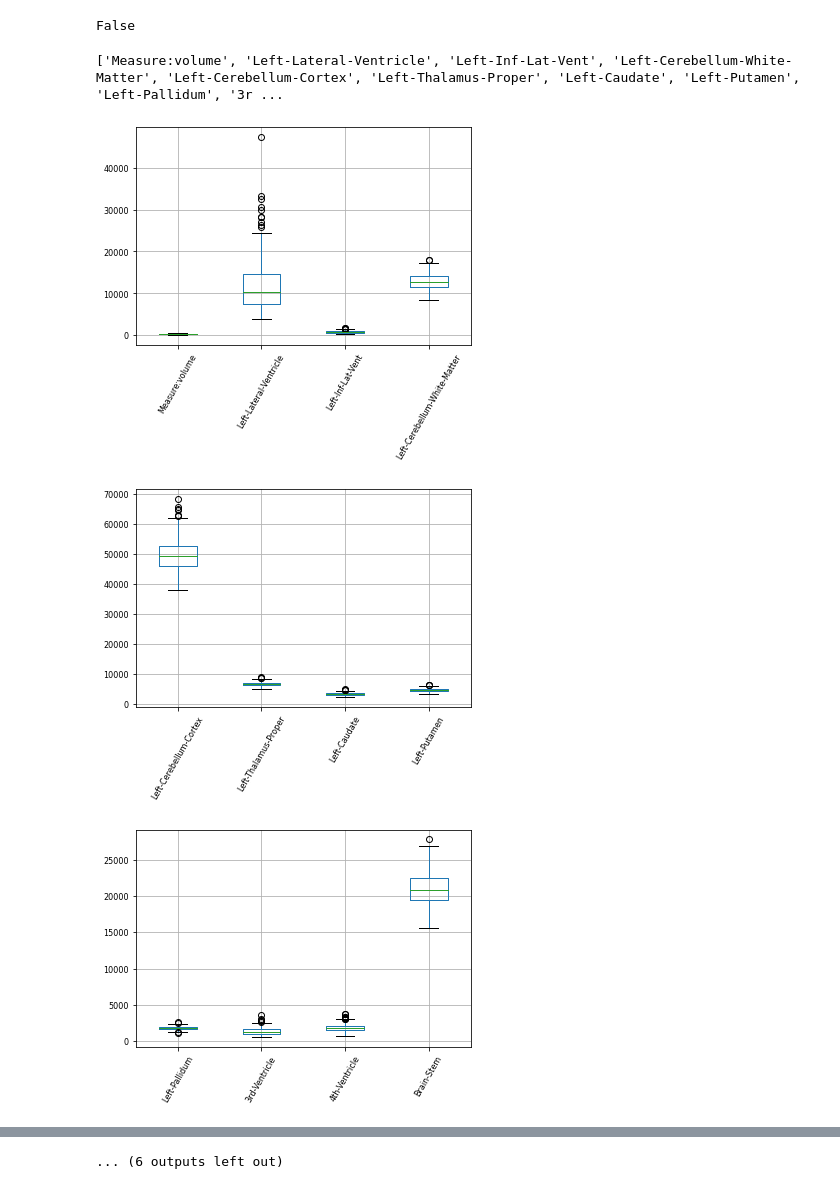
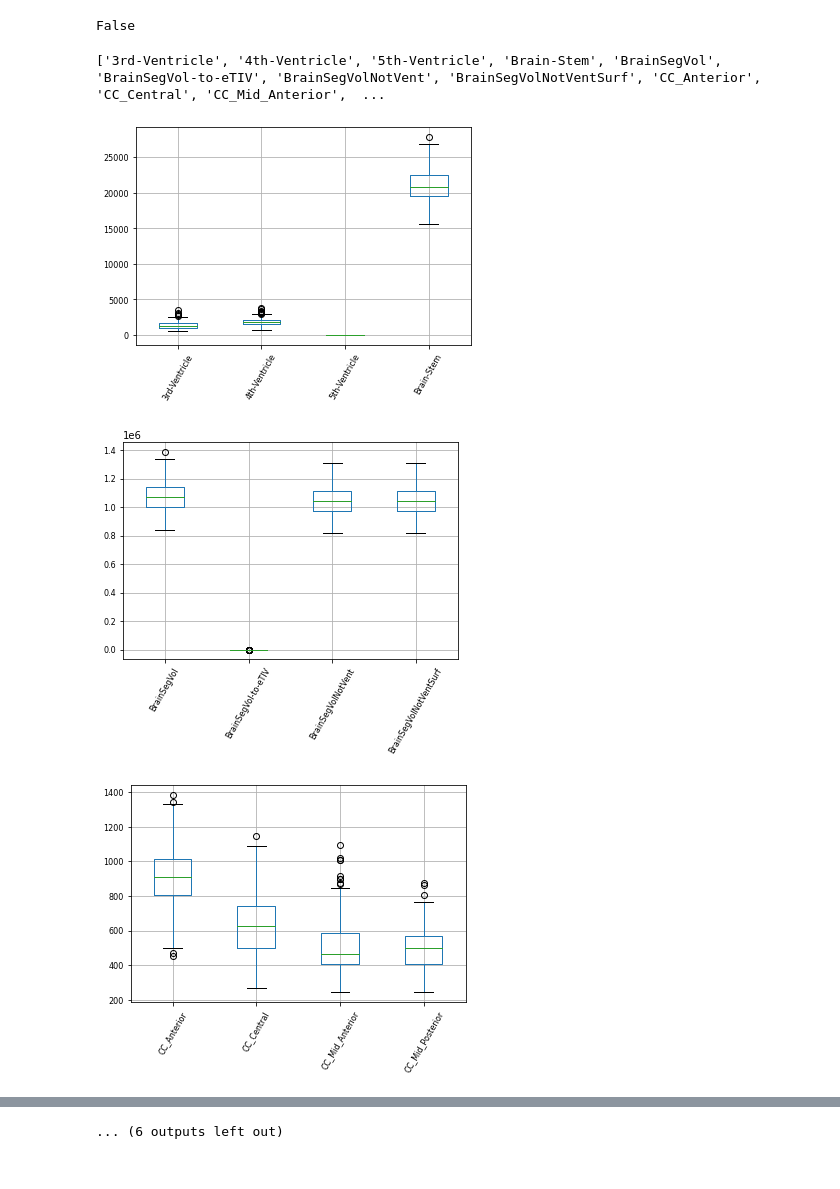
Before and after one commit to jpozo6/Barcelonabeta-Project, a Jupyter notebook: FastSurfer Stats.ipynb, the cells around one changed output, grey strips where cells are left out. Drawn from its saved outputs; the diff is of its cells as text; code cells hidden in the pictures.

```diff
--- a/FastSurfer Stats.ipynb
+++ b/FastSurfer Stats.ipynb
@@ -16,3 +19,17 @@ stats.head()
 | 3 | 3 | 21022.3 | 886.6 | 11670.9 | 40964.6 | ... |
 | 4 | 4 | 7773.4 | 533.2 | 14658.8 | 49447.8 | ... |
 5 rows × 67 columns
+# %%
+names = []
+for path, subdirs, files in os.walk(r'/home/jpozoc/barracuda/jpozoc/Archivos_ALFAPLUS_security_copy'):
+    sorted_files = sorted(files)
+    for filename in sorted_files:
+
+        #f = os.path.join(path, filename)
+        #a.write('-i ' + str(filename.removesuffix('.nii.gz')) + '/stats/aseg.stats' + ' ')
+
+        names.append(int(filename[0:5]))
+for i in range(0,391):
+    statsFastS["Measure:volume"].replace({i: names[i]}, inplace=True)
+
+statsFastS.head()
@@ -19 +44,4 @@ stats.head()
+# %%
+statsFastS.rename(columns={'Measure:volume': 'subject'}, inplace=True)
+statsFastS.set_index('subject', inplace= True)
 # %%
@@ -29 +58,3 @@ stats.tail()
+# %%
+statsFastS = statsFastS.reindex(sorted(statsFastS.columns), axis=1)
 # %%
@@ -63,6 +94,6 @@ Length: 67, dtype: int64
 # %%
 # Histogramas
 for i in range(0,68,4):
-    stats.iloc[:,i:i+4].hist(figsize=(10, 15), bins=70, xlabelsize=8, ylabelsize=8);
+    statsFastS.iloc[:,i:i+4].hist(figsize=(10, 15), bins=70, xlabelsize=8, ylabelsize=8);
     plt.show()
 # %% [output]
@@ -86,14 +117,14 @@ stats.isnull().values.any()
 False
 # %%
 # Identificación de valores anómalos (Outliers)
-col_name=list(stats.columns)
+col_name=list(statsFastS.columns)
 print(col_name)
 
 for i in range(0,68,4):
-    boxplot = stats.iloc[:,i:i+4].boxplot(grid=True, rot=60, fontsize=8)
+    boxplot = statsFastS.iloc[:,i:i+4].boxplot(grid=True, rot=60, fontsize=8)
     plt.show()
 # %% [output]
-['Measure:volume', 'Left-Lateral-Ventricle', 'Left-Inf-Lat-Vent', 'Left-Cerebellum-White-Matter', 'Left-Cerebellum-Cortex', 'Left-Thalamus-Proper', 'Left-Caudate', 'Left-Putamen', 'Left-Pallidum', '3r ...
+['3rd-Ventricle', '4th-Ventricle', '5th-Ventricle', 'Brain-Stem', 'BrainSegVol', 'BrainSegVol-to-eTIV', 'BrainSegVolNotVent', 'BrainSegVolNotVentSurf', 'CC_Anterior', 'CC_Central', 'CC_Mid_Anterior',  ...
-[figure, old version]
+[figure, new version]
-[figure, old version]
+[figure, new version]
-[figure, old version]
+[figure, new version]
```
Also changed, not shown: parts of 42 cells of this notebook.
